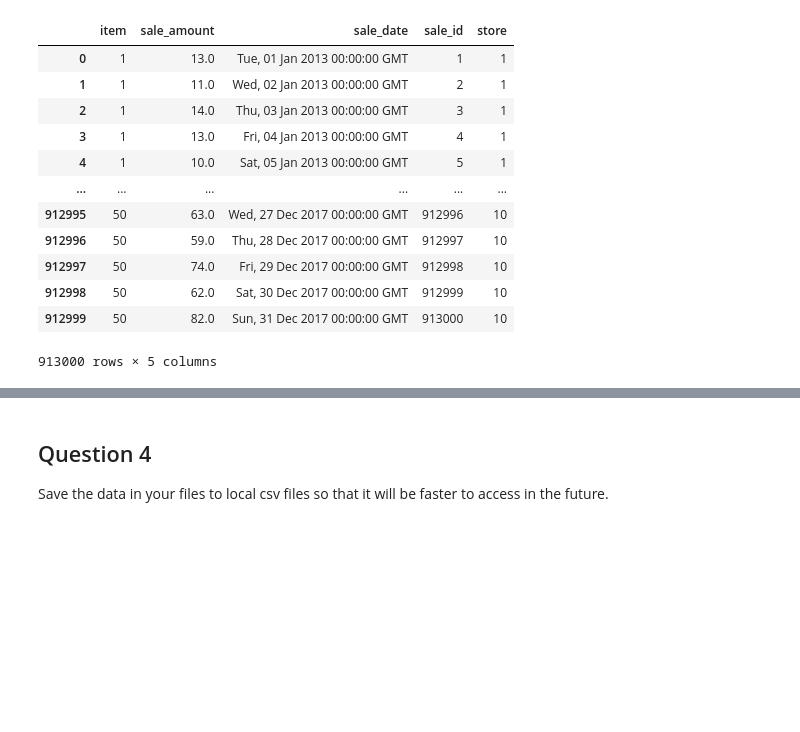
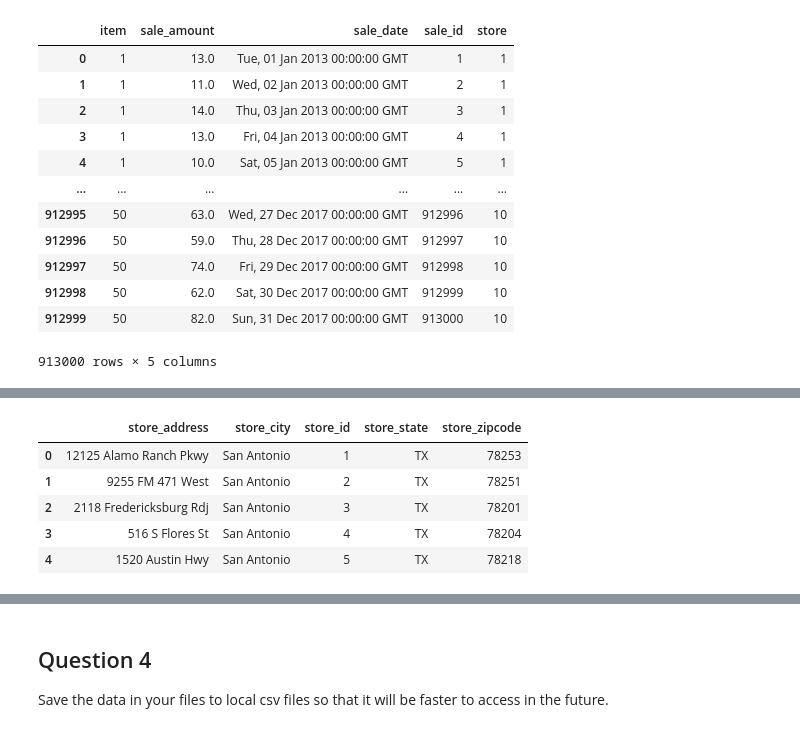
Before and after one commit to cfreeman22/time-series-exercises, a Jupyter notebook: time_series.ipynb, the cells around one changed output, grey strips where cells are left out. Saved outputs shown, nothing was run; the diff lists cells and outputs as text; code cells hidden in the pictures; blank space fills up the shorter version.

```diff
--- a/time_series.ipynb
+++ b/time_series.ipynb
@@ -194,2 +193,40 @@ sales
 # %%
-#next_page =
+def get_all(endpoint):
+    """ Read all records on all pages """
+
+    if endpoint not in ["sales", "items", "stores"]:
+        return "Not available from this API. Check the documentation"
+
+    host = "https://python.zgulde.net/"
+    api = "api/v1/"
+
+    url = host + api + endpoint
+
+    response = requests.get(url)
+
+    if response.ok:
+        payload = response.json()["payload"]
+
+        # endpoint should be "items", "sales", or "stores"
+        contents = payload[endpoint]
+
+        # Make a dataframe of the contents
+        df = pd.DataFrame(contents)
+
+        next_page = payload["next_page"]
+
+        while next_page:
+            # Append the next_page url piece
+            url = host + next_page
+            response = requests.get(url)
+
+            payload = response.json()["payload"]
+
+            next_page = payload["next_page"]
+            contents = payload[endpoint]
+
+            df = pd.concat([df, pd.DataFrame(contents)])
+
+            df = df.reset_index(drop=True)
+
+    return df
@@ -195,0 +243,10 @@ sales
+# %%
+stores2 = get_all('stores')
+stores2.head()
+# %% [output]
+|  | store_address | store_city | store_id | store_state | store_zipcode |
+| 0 | 12125 Alamo Ranch Pkwy | San Antonio | 1 | TX | 78253 |
+| 1 | 9255 FM 471 West | San Antonio | 2 | TX | 78251 |
+| 2 | 2118 Fredericksburg Rdj | San Antonio | 3 | TX | 78201 |
+| 3 | 516 S Flores St | San Antonio | 4 | TX | 78204 |
+| 4 | 1520 Austin Hwy | San Antonio | 5 | TX | 78218 |
```
Also changed, not shown: parts of 17 cells of this notebook, 4 other files.
